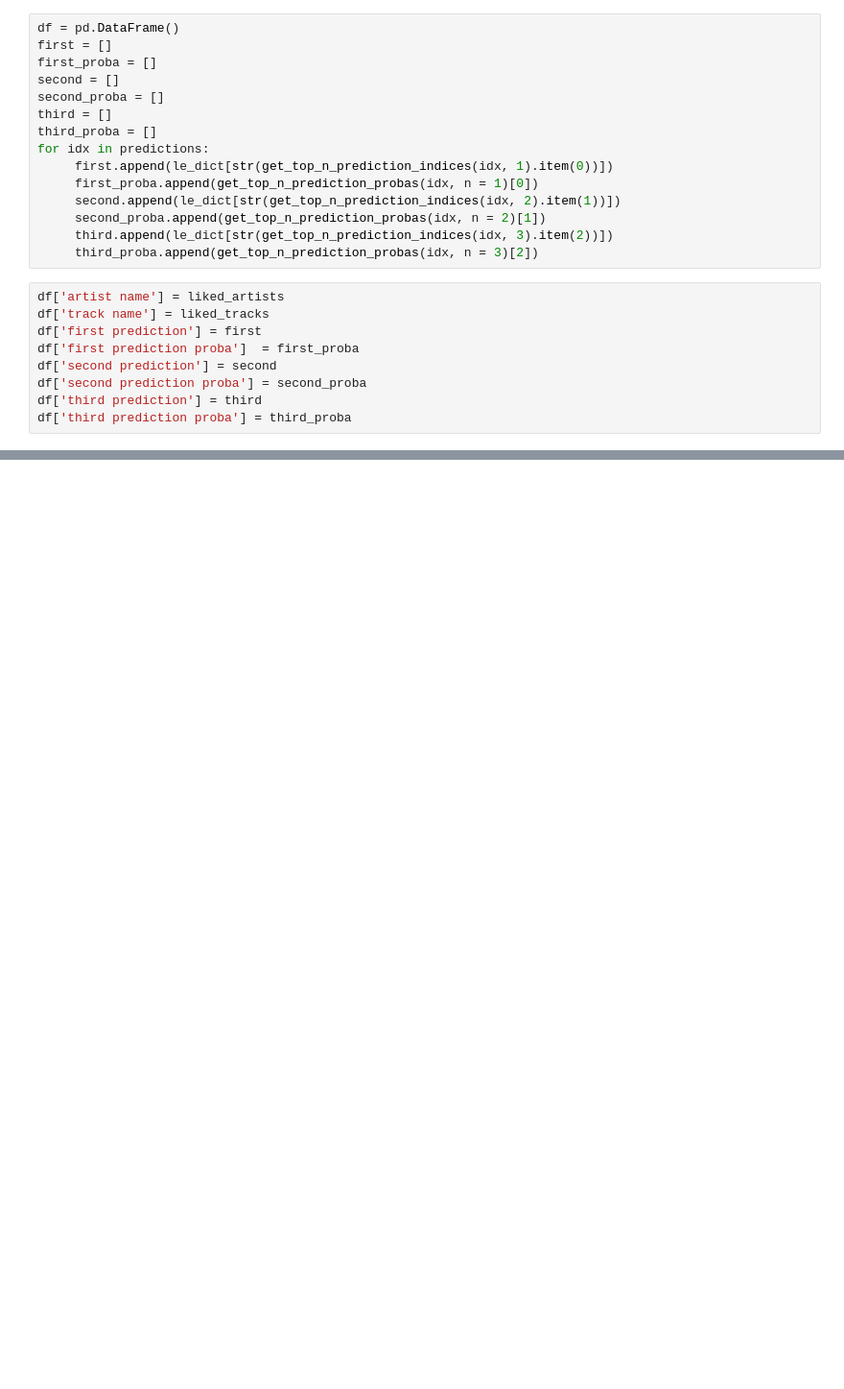
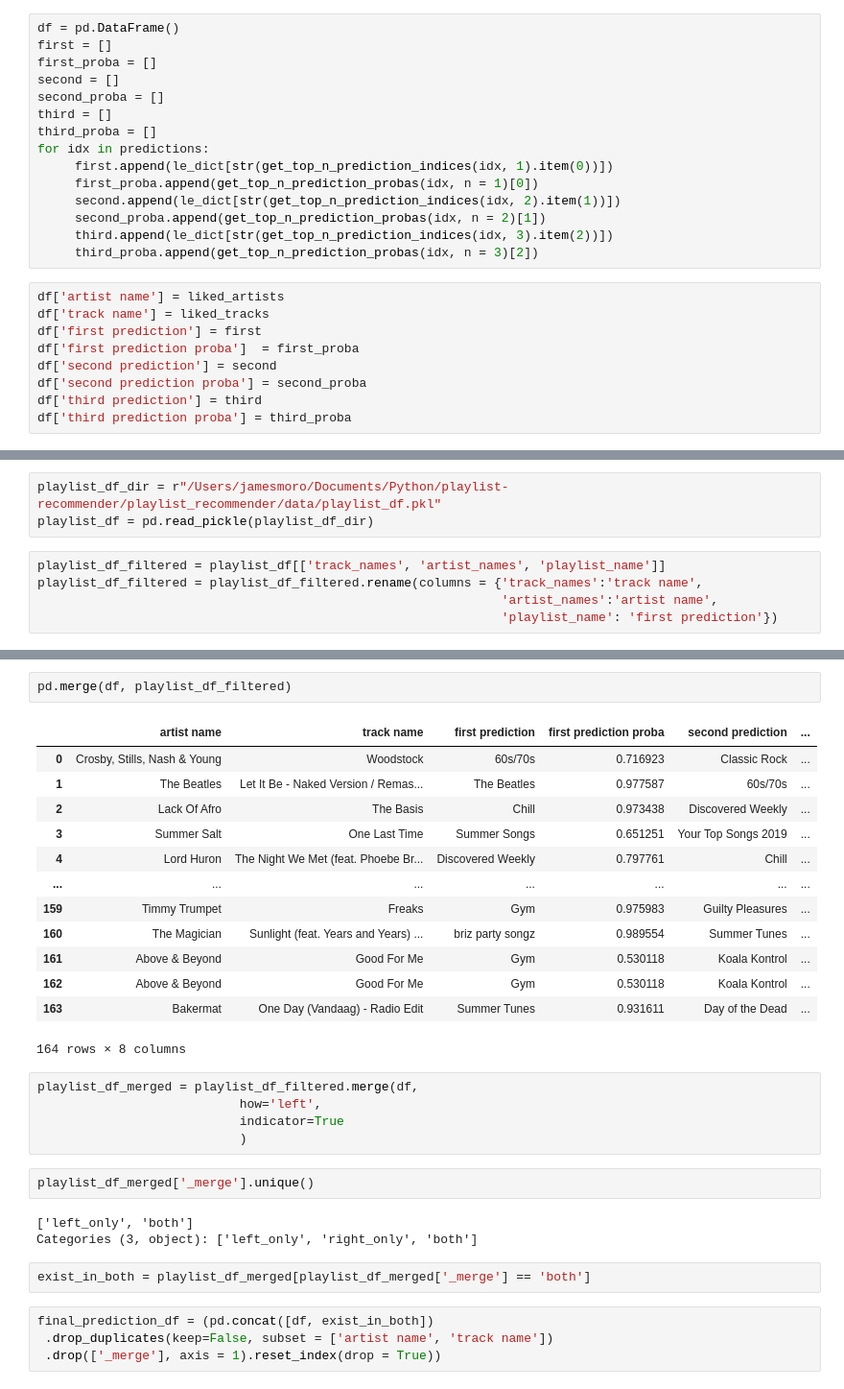
Before and after one commit to jmoro0408/playlist-creator, a Jupyter notebook: playlist_recommender/modelling/predictions.ipynb, the cells around one changed output, grey strips where cells are left out. Shown at 96% size. Cells and saved outputs as stored; diff of their text form; blank space fills up the shorter version.

```diff
--- a/playlist_recommender/modelling/predictions.ipynb
+++ b/playlist_recommender/modelling/predictions.ipynb
@@ -111,0 +132,8 @@ df[df['first prediction'] == 'Summer Songs'].sort_values(
+# %%
+playlist_df_dir = r"/Users/jamesmoro/Documents/Python/playlist-recommender/playlist_recommender/data/playlist_df.pkl"
+playlist_df = pd.read_pickle(playlist_df_dir)
+# %%
+playlist_df_filtered = playlist_df[['track_names', 'artist_names', 'playlist_name']]
+playlist_df_filtered = playlist_df_filtered.rename(columns = {'track_names':'track name',
+                                                              'artist_names':'artist name',
+                                                              'playlist_name': 'first prediction'})
@@ -111,0 +149,32 @@ df[df['first prediction'] == 'Summer Songs'].sort_values(
+# %%
+pd.merge(df, playlist_df_filtered)
+# %% [output]
+|  | artist name | track name | first prediction | first prediction proba | second prediction | ... |
+| 0 | Crosby, Stills, Nash & Young | Woodstock | 60s/70s | 0.716923 | Classic Rock | ... |
+| 1 | The Beatles | Let It Be - Naked Version / Remas... | The Beatles | 0.977587 | 60s/70s | ... |
+| 2 | Lack Of Afro | The Basis | Chill | 0.973438 | Discovered Weekly | ... |
+| 3 | Summer Salt | One Last Time | Summer Songs | 0.651251 | Your Top Songs 2019 | ... |
+| 4 | Lord Huron | The Night We Met (feat. Phoebe Br... | Discovered Weekly | 0.797761 | Chill | ... |
+| ... | ... | ... | ... | ... | ... | ... |
+| 159 | Timmy Trumpet | Freaks | Gym | 0.975983 | Guilty Pleasures | ... |
+| 160 | The Magician | Sunlight (feat. Years and Years) ... | briz party songz | 0.989554 | Summer Tunes | ... |
+| 161 | Above & Beyond | Good For Me | Gym | 0.530118 | Koala Kontrol | ... |
+| 162 | Above & Beyond | Good For Me | Gym | 0.530118 | Koala Kontrol | ... |
+| 163 | Bakermat | One Day (Vandaag) - Radio Edit | Summer Tunes | 0.931611 | Day of the Dead | ... |
+164 rows × 8 columns
+# %%
+playlist_df_merged = playlist_df_filtered.merge(df,
+                           how='left',
+                           indicator=True
+                           )
+# %%
+playlist_df_merged['_merge'].unique()
+# %% [output]
+['left_only', 'both']
+Categories (3, object): ['left_only', 'right_only', 'both']
+# %%
+exist_in_both = playlist_df_merged[playlist_df_merged['_merge'] == 'both']
+# %%
+final_prediction_df = (pd.concat([df, exist_in_both])
+ .drop_duplicates(keep=False, subset = ['artist name', 'track name'])
+ .drop(['_merge'], axis = 1).reset_index(drop = True))
```
Also changed, not shown: parts of 17 cells of this notebook.
